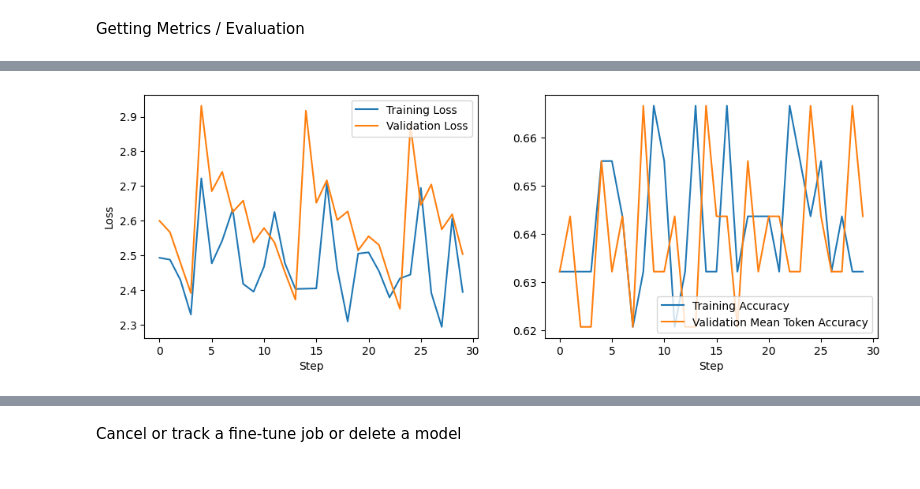
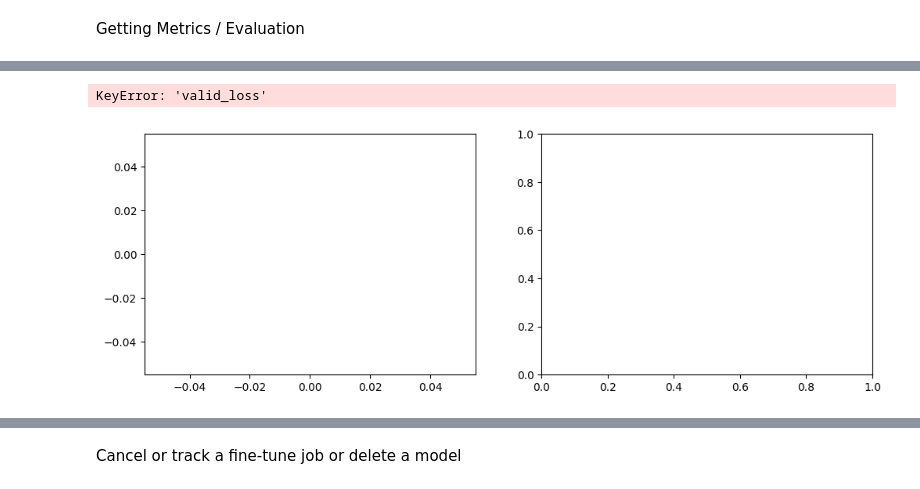
Before and after one commit to izu457/Thesis_Finetuning_GPT3.5_Political_Stance, a Jupyter notebook: Fine-Tuning_Cookbook.ipynb, the cells around one changed output, grey strips where cells are left out. Drawn from its saved outputs; the diff is of its cells as text; code cells hidden in the pictures.

```diff
--- a/Fine-Tuning_Cookbook.ipynb
+++ b/Fine-Tuning_Cookbook.ipynb
@@ -17,3 +22,10 @@ import itertools
+# %%
+# Authenticate with OpenAI API
+TestKey3 = "sk-proj-GL73kbRwhRpgN3EmXz1YT3BlbkFJEMJhTsinxQDel42BZdNz"
+headers = {
+    "Authorization": f"Bearer {TestKey3}"
+}
+client = openai.OpenAI(api_key=TestKey3)
 # %% [markdown]
 Validate Data Format
 # %%
@@ -212,9 +152,6 @@ By default, you'll be charged for ~4224120 tokens
 Upload validated files to OpenAI API
 # %%
 # upload validated data file to OpenAI API
-# set OPENAI_API_KEY in environment variables
-
-client = openai.OpenAI(api_key=os.environ['TestKey3'])
 
 train_upload = client.files.create(
   file=open("data/finetuning_data/small_training_data.jsonl", "rb"),
@@ -318,28 +405,13 @@ INFO:httpx:HTTP Request: GET https://api.openai.com/v1/fine_tuning/jobs/ftjob-to
 # %% [markdown]
 Getting Metrics / Evaluation
 # %%
-# create empty csv files with columnn names train_loss, val_loss, train_ppl, val_ppl
-with open("decoded_content.csv", "w") as f:
-    f.write("train_loss, train_accuracy, valid_loss, valid_mean_token_accuracy\n")
-
-logging.basicConfig(level=logging.INFO)
-logger = logging.getLogger(__name__)
-
-
-def fix_base64_padding(base64_str):
-    """Fix the padding of a Base64 encoded string."""
-    missing_padding = len(base64_str) % 4
-    if missing_padding:
-        base64_str += '=' * (4 - missing_padding)
-    return base64_str
-
 def get_ft_results(file_id):
     """
     Given a result_files id of a finished fine-tuning job, a request is made to the OpenAI API
     to retrieve the content of the file. Content is decoded from Base64 and saved to a
     csv file, which can be later loaded as a pandas DataFrame.
     """
-    headers = {'Authorization': f'Bearer {os.environ['TestKey3']}'}
+    headers = {'Authorization': f'Bearer sk-proj-GL73kbRwhRpgN3EmXz1YT3BlbkFJEMJhTsinxQDel42BZdNz'}
     try:
         response = requests.get(f"https://api.openai.com/v1/files/{file_id}/content", headers=headers)
         response.raise_for_status()  # Raises HTTPError for bad responses (4xx and 5xx)
@@ -373,7 +445,7 @@ def get_checkpoint_results(job_id):
     Content is decoded from Base64 and saved to a csv file, which can be later loaded
     as a pandas DataFrame.
     """
-    headers = {'Authorization': f'Bearer {os.environ['TestKey3']}'}
+    headers = {'Authorization': f'Bearer sk-proj-GL73kbRwhRpgN3EmXz1YT3BlbkFJEMJhTsinxQDel42BZdNz'}
     try:
         response = requests.get(f"https://api.openai.com/v1/fine_tuning/jobs/{job_id}/checkpoints", headers=headers)
         response.raise_for_status()  # Raises HTTPError for bad responses (4xx and 5xx)
@@ -396,9 +468,3 @@ def get_checkpoint_results(job_id):
     except requests.exceptions.RequestException as err:
         logger.error(f"Error occurred: {err}")
     return decoded_content_df
-
-metrics_df = pd.read_csv(get_ft_results(result_files[0]))
-display(metrics_df.head())
-
-checkpoints_df = get_checkpoint_results(job_id)
-print(checkpoints_df)
@@ -433,18 +520,19 @@ INFO:__main__:Decoded response content successfully.
 # %%
 # plot the training loss and validation loss as lines in one plot
 # print two plots next to eachtother
 fig, ax = plt.subplots(1, 2, figsize=(12, 4))
-ax[0].plot(metrics_df["train_loss"], label="Training Loss")
-ax[0].plot(metrics_df["valid_loss"], label="Validation Loss")
+ax[0].plot(all_metrics_df["train_loss"], label="Training Loss")
+ax[0].plot(all_metrics_df["valid_loss"], label="Validation Loss")
 ax[0].set_xlabel("Step")
 ax[0].set_ylabel("Loss")
 ax[0].legend()
 
-ax[1].plot(metrics_df["train_accuracy"], label="Training Accuracy")
-ax[1].plot(metrics_df["valid_mean_token_accuracy"], label="Validation Mean Token Accuracy")
+ax[1].plot(all_metrics_df["train_accuracy"], label="Training Accuracy")
+ax[1].plot(all_metrics_df["valid_mean_token_accuracy"], label="Validation Mean Token Accuracy")
 ax[1].set_xlabel("Step")
 ax[1].legend()
 
 plt.show()
 # %% [output]
+KeyError: 'valid_loss'
-[figure, old version]
+[figure, new version]
```
Also changed, not shown: parts of 14 cells of this notebook, 1 other file.
